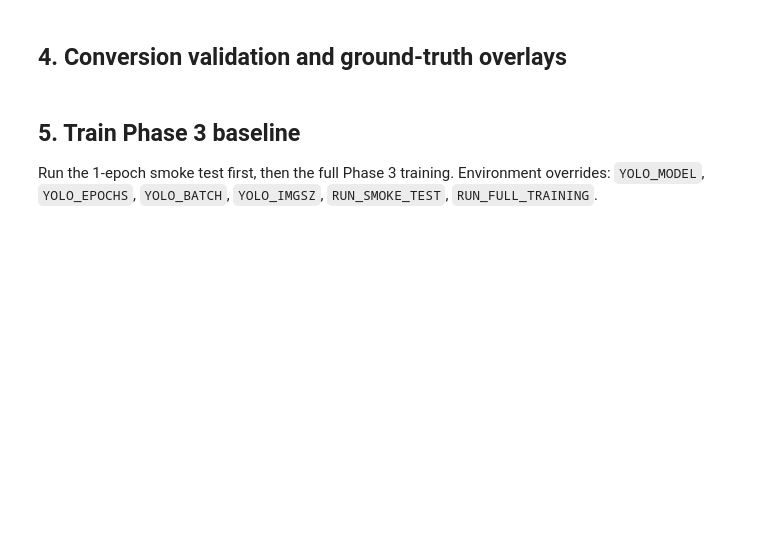
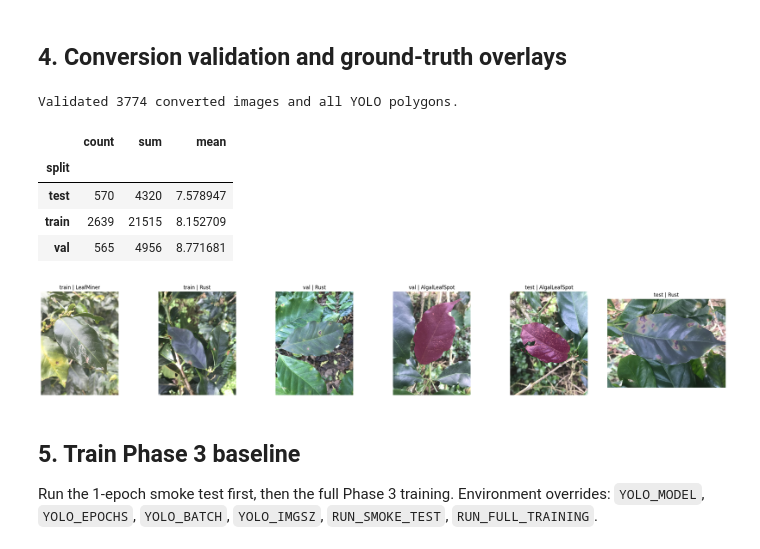
Before and after one commit to nh-atuan/ml-vietnam-plant-disease-detection, a Jupyter notebook: notebooks/models/yolo26_seg/train_eval_coffee.ipynb, the cells around one changed output. Cells and saved outputs as stored; diff of their text form; code cells hidden in the pictures; blank space fills up the shorter version.

```diff
--- a/notebooks/models/yolo26_seg/train_eval_coffee.ipynb
+++ b/notebooks/models/yolo26_seg/train_eval_coffee.ipynb
@@ -229,11 +263,13 @@ COCO_INDEX = build_coco_index(coco, TARGET_DOMAIN)
 
 
 def coco_file_from_row(row: pd.Series) -> str:
-    rel = norm_path(row["relative_path"])
+    rel = clean_path(row["relative_path"])
+    rel_norm = norm_path(rel)
     marker = "rice_leaf_disease/" if TARGET_DOMAIN == "rice" else "coffee_leaf_disease/"
-    if marker not in rel:
-        return f"{row['class_folder']}/{row['file_name']}"
-    return rel.split(marker, 1)[1]
+    if marker not in rel_norm:
+        return clean_path(f"{row['class_folder']}/{row['file_name']}")
+    start = rel_norm.index(marker) + len(marker)
+    return rel[start:]
 
 
 def raw_image_path(coco_file_name: str) -> Path:
@@ -382,7 +436,7 @@ def validate_yolo_labels(df: pd.DataFrame) -> None:
         segments = read_yolo_label(label_path)
         assert segments, f"Empty label file: {label_path}"
         for class_id, coords in segments:
-            assert 0 <= class_id < len(CLASS_NAMES), f"Invalid class_id {class_id} in {label_path}"
+            assert 0 <= class_id < len(DOMAIN_CLASSES), f"Invalid class_id {class_id} in {label_path}"
             assert coords.shape[0] >= 3, f"Polygon has <3 points in {label_path}"
             assert np.all(coords >= 0.0) and np.all(coords <= 1.0), f"Out-of-range polygon in {label_path}"
 
@@ -397,33 +451,41 @@ validate_yolo_labels(converted_df)
 display(converted_df.groupby("split")["num_segments"].agg(["count", "sum", "mean"]))
 
 PALETTE = [
     "#1B9E77", "#D95F02", "#7570B3", "#E7298A",
     "#66A61E", "#E6AB02", "#A6761D", "#666666",
 ]
 
 
 def overlay_segments(image_path: Path, label_path: Path, alpha: int = 95) -> Image.Image:
     image = Image.open(image_path).convert("RGBA")
     width, height = image.size
     overlay = Image.new("RGBA", image.size, (0, 0, 0, 0))
     draw = ImageDraw.Draw(overlay)
     for class_id, coords in read_yolo_label(label_path):
         points = [(float(x) * width, float(y) * height) for x, y in coords]
         rgb = tuple(int(PALETTE[class_id].lstrip("#")[i:i+2], 16) for i in (0, 2, 4))
         draw.polygon(points, outline=rgb + (255,), fill=rgb + (alpha,))
     return Image.alpha_composite(image, overlay).convert("RGB")
 
 
 sample_df = converted_df.groupby("split", group_keys=False).head(2)
 fig, axes = plt.subplots(1, len(sample_df), figsize=(4 * len(sample_df), 4))
 if len(sample_df) == 1:
     axes = [axes]
 for ax, (_, row) in zip(axes, sample_df.iterrows()):
     ax.imshow(overlay_segments(Path(row["image_path_yolo"]), Path(row["label_path"])))
     ax.set_title(f"{row['split']} | {row['label']}")
     ax.axis("off")
 plt.tight_layout()
 plt.show()
+# %% [output]
+Validated 3774 converted images and all YOLO polygons.
+|  | count | sum | mean |
+| split |  |  |  |
+| test | 570 | 4320 | 7.578947 |
+| train | 2639 | 21515 | 8.152709 |
+| val | 565 | 4956 | 8.771681 |
+[figure, added]
 # %% [markdown]
 ## 5. Train Phase 3 baseline
 
```
Also changed, not shown: parts of 10 cells of this notebook.
